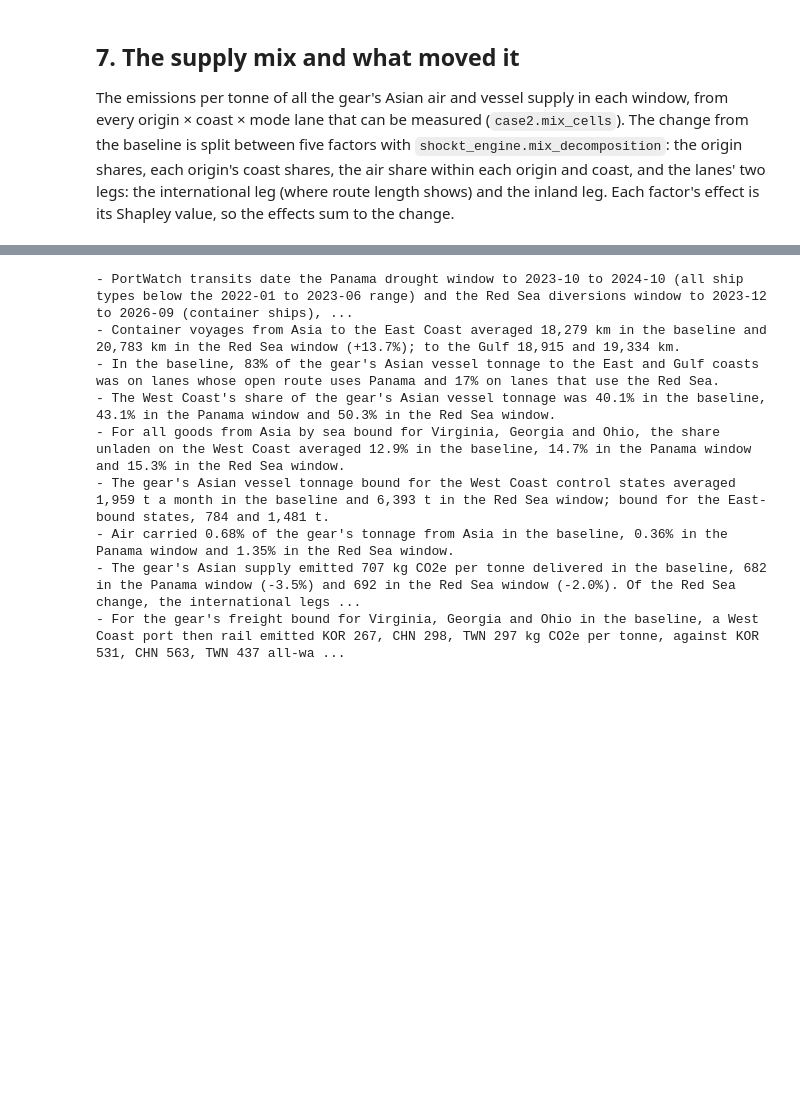
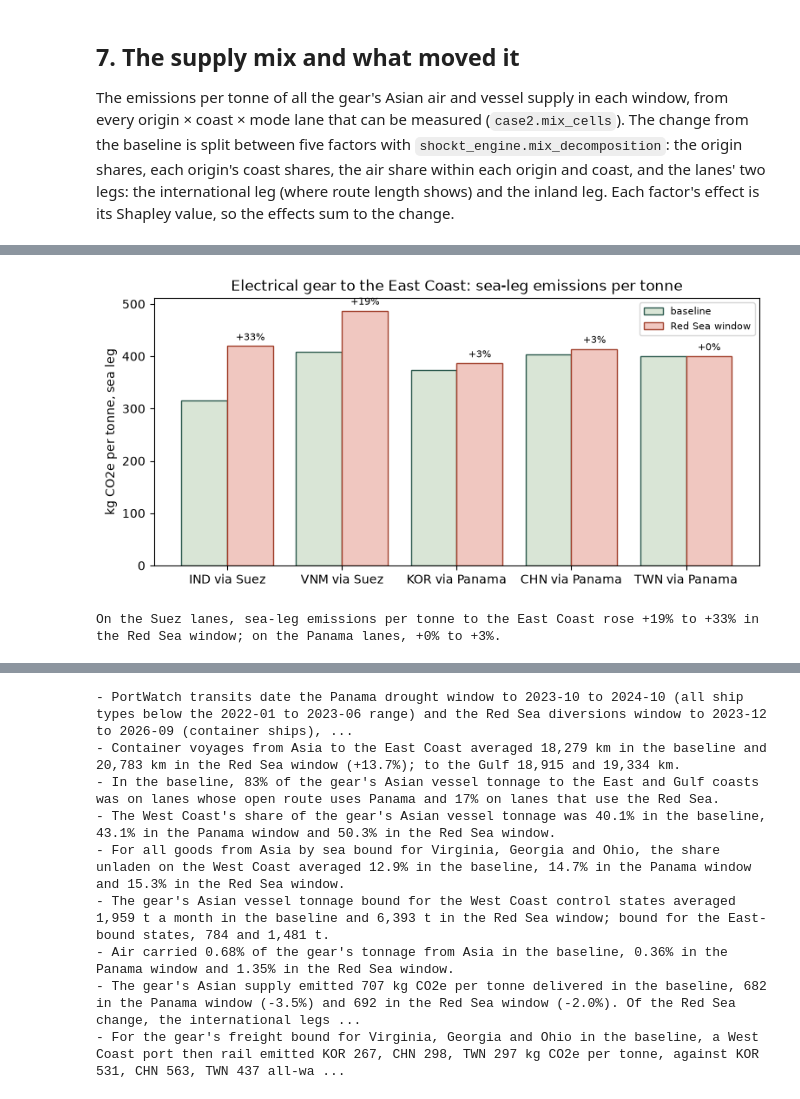
Before and after one commit to mollyegibson/shockt-climate, a Jupyter notebook: analysis/case2/case2_panama_red_sea.ipynb, the cells around one changed output, grey strips where cells are left out. Cells and saved outputs as stored; diff of their text form; code cells hidden in the pictures; blank space fills up the shorter version.

```diff
--- a/analysis/case2/case2_panama_red_sea.ipynb
+++ b/analysis/case2/case2_panama_red_sea.ipynb
@@ -123,6 +125,7 @@ Each shock's rule (in `shock_windows.yaml`) finds the months after the baseline
 shock_windows, dating = case2.shock_windows(transits, case_windows)
 windows = [case_windows.baseline, *shock_windows]
 by_name = {w.name: w for w in windows}
+pan, red = by_name["panama_drought"], by_name["red_sea_diversions"]
 WINDOW_COLORS = {
     "baseline": "#d9e5d6",
     "panama_drought": "#f3dfb6",
@@ -590,0 +600,71 @@ shape: (2, 9)
+# %%
+compare = [
+    ("IND", "Suez"),
+    ("VNM", "Suez"),
+    ("KOR", "Panama"),
+    ("CHN", "Panama"),
+    ("TWN", "Panama"),
+]
+sea_legs = lanes.filter(
+    (pl.col("coast") == "east") & pl.col("window").is_in(["baseline", red.name])
+)
+rows_ = []
+for iso3, via_ in compare:
+    part = sea_legs.filter(pl.col("iso3") == iso3)
+    values_ = dict(zip(part["window"].to_list(), part["international"].to_list(), strict=True))
+    if "baseline" in values_ and red.name in values_:
+        rows_.append(
+            {
+                "lane": f"{iso3} via {via_}",
+                "baseline": values_["baseline"],
+                "red_sea": values_[red.name],
+            }
+        )
+lane_effect = pl.DataFrame(rows_).with_columns(
+    (pl.col("red_sea") / pl.col("baseline") - 1).alias("change")
+)
+fig, ax = plt.subplots(figsize=(9, 4))
+x = range(lane_effect.height)
+ax.bar(
+    [i - 0.2 for i in x],
+    lane_effect["baseline"].to_list(),
+    0.4,
+    label="baseline",
+    color=WINDOW_COLORS["baseline"],
+    edgecolor="#2d5b4f",
+)
+ax.bar(
+    [i + 0.2 for i in x],
+    lane_effect["red_sea"].to_list(),
+    0.4,
+    label="Red Sea window",
+    color=WINDOW_COLORS[red.name],
+    edgecolor="#a2412d",
+)
+for i, (v, c) in enumerate(
+    zip(lane_effect["red_sea"].to_list(), lane_effect["change"].to_list(), strict=True)
+):
+    ax.annotate(
+        f"{c:+.0%}",
+        (i + 0.2, v),
+        xytext=(0, 3),
+        textcoords="offset points",
+        ha="center",
+        va="bottom",
+        fontsize=8,
+    )
+ax.set_xticks(list(x), lane_effect["lane"].to_list())
+ax.set_ylabel("kg CO2e per tonne, sea leg")
+ax.set_title("Electrical gear to the East Coast: sea-leg emissions per tonne")
+ax.legend(fontsize=8)
+plt.show()
+suez = lane_effect.filter(pl.col("lane").str.contains("Suez"))
+panama_ = lane_effect.filter(pl.col("lane").str.contains("Panama"))
+print(
+    f"On the Suez lanes, sea-leg emissions per tonne to the East Coast rose "
+    f"{suez['change'].min():+.0%} to {suez['change'].max():+.0%} in the Red Sea window; on the "
+    f"Panama lanes, {panama_['change'].min():+.0%} to {panama_['change'].max():+.0%}."
+)
+# %% [output]
+[figure, added]
+On the Suez lanes, sea-leg emissions per tonne to the East Coast rose +19% to +33% in the Red Sea window; on the Panama lanes, +0% to +3%.
```
Also changed, not shown: parts of 8 cells of this notebook, 10 other files.
